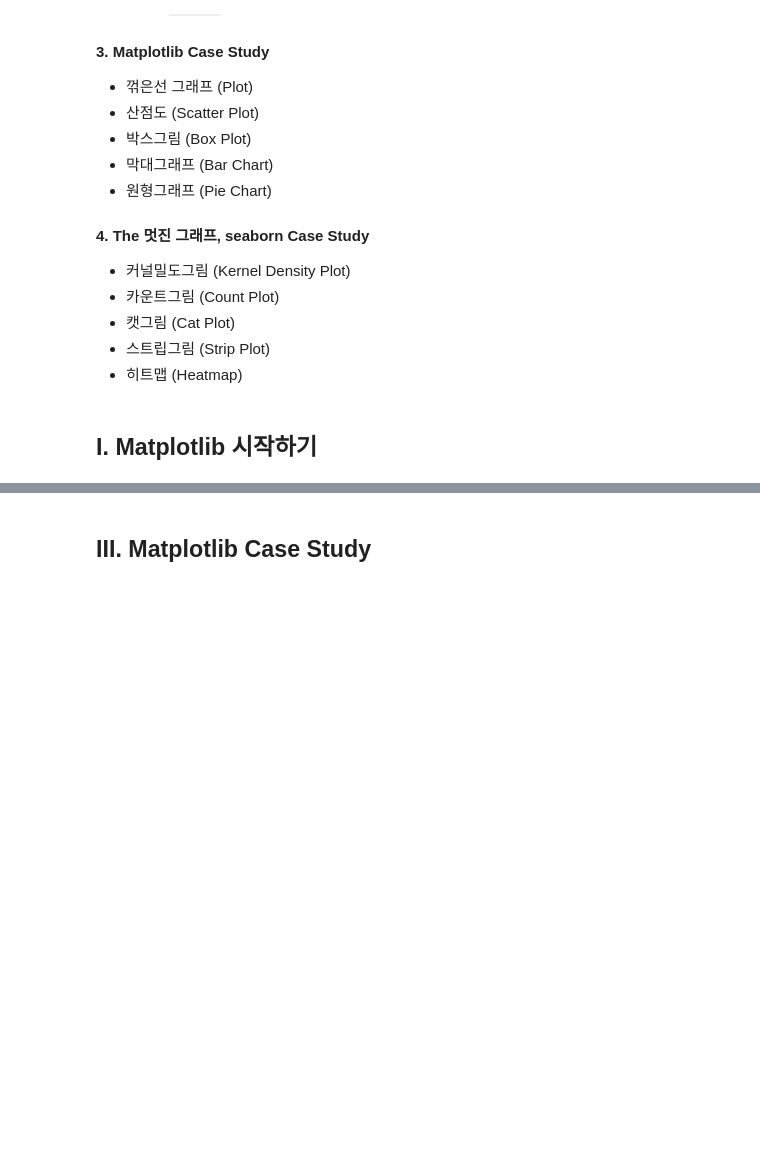
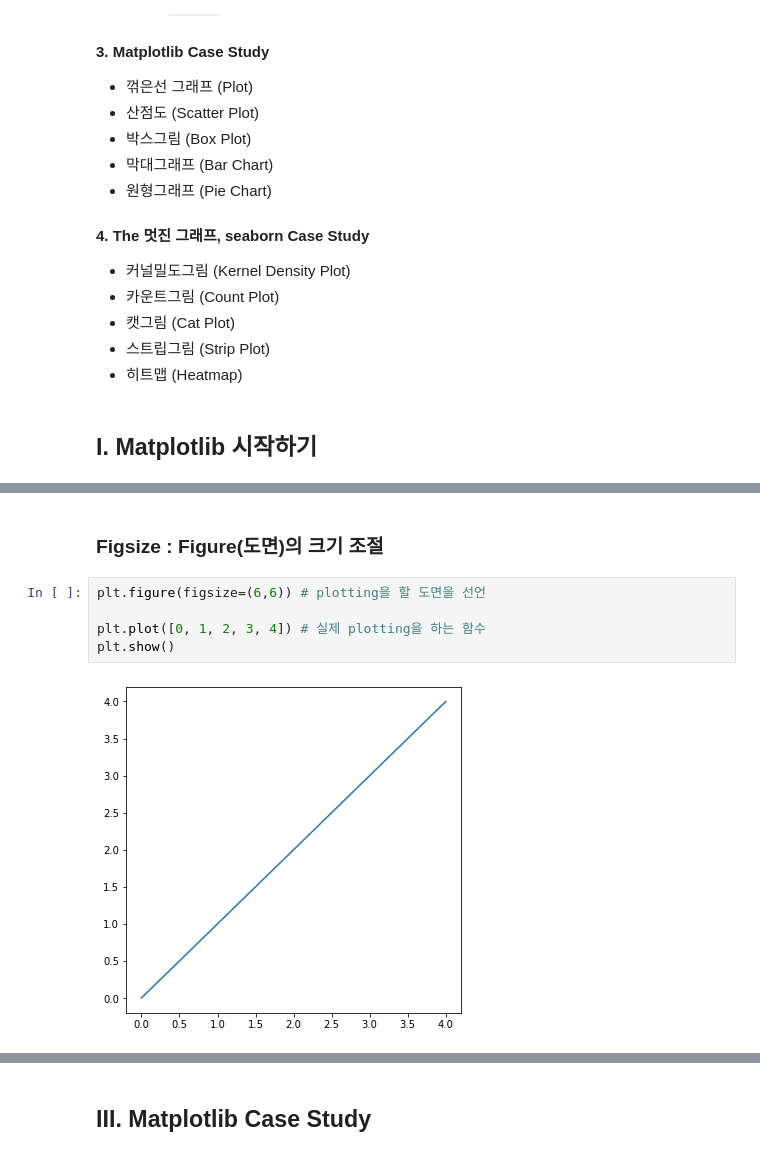
Before and after one commit to super-corini/programmers_kdt_II, a Jupyter notebook: 3. python으로 멋드러진 그래프 그리기, Matplotlib.ipynb, the cells around one changed output, grey strips where cells are left out. Drawn from its saved outputs; the diff is of its cells as text; blank space fills up the shorter version.

```diff
--- a/3. python으로 멋드러진 그래프 그리기, Matplotlib.ipynb
+++ b/3. python으로 멋드러진 그래프 그리기, Matplotlib.ipynb
@@ -31,0 +46,9 @@
+# %% [markdown]
+### Figsize : Figure(도면)의 크기 조절
+# %%
+plt.figure(figsize=(6,6)) # plotting을 할 도면을 선언
+
+plt.plot([0, 1, 2, 3, 4]) # 실제 plotting을 하는 함수
+plt.show()
+# %% [output]
+[figure, added]
```
Also changed, not shown: parts of 43 cells of this notebook.
